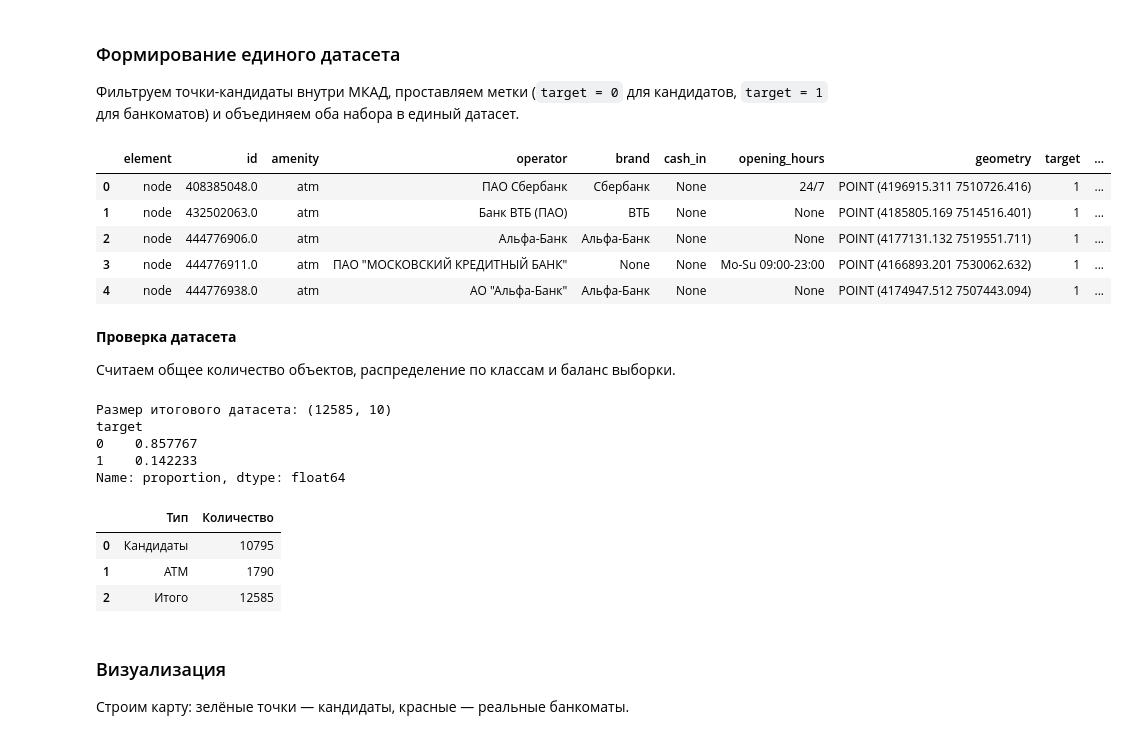
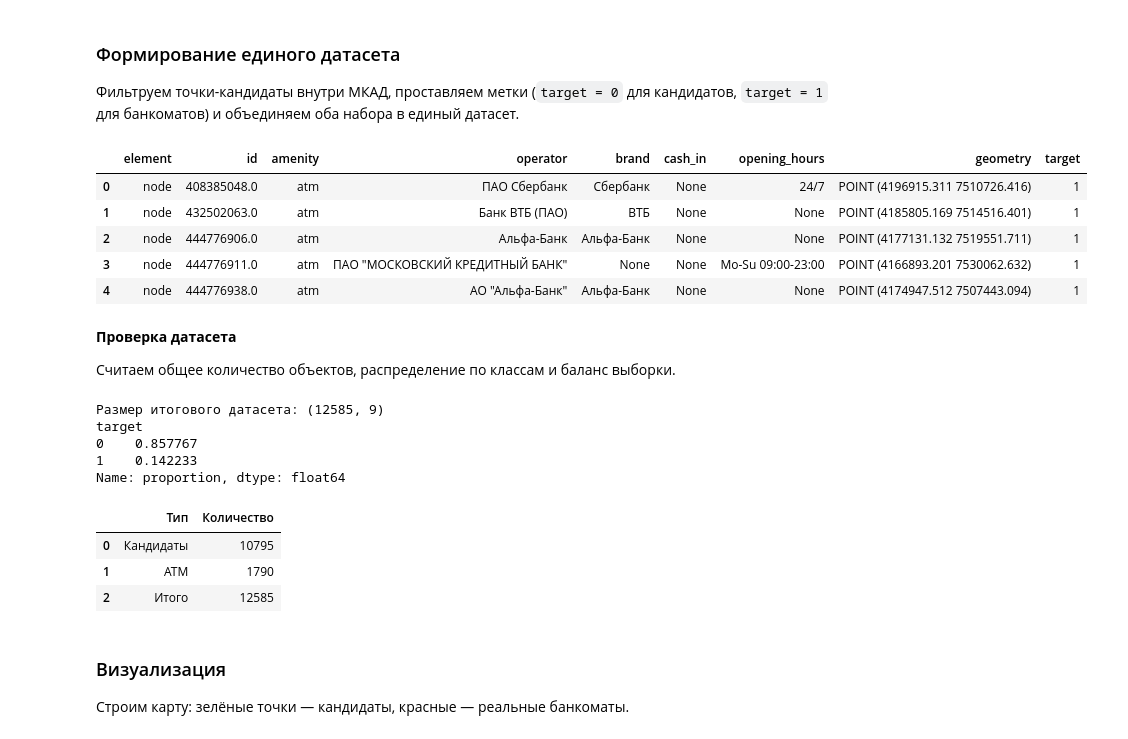
Before and after one commit to antgursky/final-project-atm-analysis, a Jupyter notebook: notebooks/01_data_collection.ipynb, the cells around one changed output. Saved outputs shown, nothing was run; the diff lists cells and outputs as text; code cells hidden in the pictures.

```diff
--- a/notebooks/01_data_collection.ipynb
+++ b/notebooks/01_data_collection.ipynb
@@ -819,22 +818,25 @@ See: https://matplotlib.org/stable/tutorials/intermediate/legend_guide.html#impl
 # %%
 # Фильтруем кандидатов внутри МКАД
 candidates = grid[grid.within(moscow_within_mkad.unary_union)].copy()
 candidates["target"] = 0
 
 # Метка для банкоматов
 atm_in_mkad = atm_in_mkad.copy()
 atm_in_mkad["target"] = 1
 
-# Объединяем
+# Объединяем в единый датасет
 all_points = pd.concat([atm_in_mkad, candidates], ignore_index=True)
+
+# Удаляем метки расположения банкоматов внутри МКАД
+all_points.drop(columns=['poi_within_500m'], errors='ignore', inplace=True)
 all_points.head()
 # %% [output]
-|  | element | id | amenity | operator | brand | cash_in | opening_hours | geometry | target | ... |
-| 0 | node | 408385048.0 | atm | ПАО Сбербанк | Сбербанк | None | 24/7 | POINT (4196915.311 7510726.416) | 1 | ... |
-| 1 | node | 432502063.0 | atm | Банк ВТБ (ПАО) | ВТБ | None | None | POINT (4185805.169 7514516.401) | 1 | ... |
-| 2 | node | 444776906.0 | atm | Альфа-Банк | Альфа-Банк | None | None | POINT (4177131.132 7519551.711) | 1 | ... |
-| 3 | node | 444776911.0 | atm | ПАО "МОСКОВСКИЙ КРЕДИТНЫЙ БАНК" | None | None | Mo-Su 09:00-23:00 | POINT (4166893.201 7530062.632) | 1 | ... |
-| 4 | node | 444776938.0 | atm | АО "Альфа-Банк" | Альфа-Банк | None | None | POINT (4174947.512 7507443.094) | 1 | ... |
+|  | element | id | amenity | operator | brand | cash_in | opening_hours | geometry | target |
+| 0 | node | 408385048.0 | atm | ПАО Сбербанк | Сбербанк | None | 24/7 | POINT (4196915.311 7510726.416) | 1 |
+| 1 | node | 432502063.0 | atm | Банк ВТБ (ПАО) | ВТБ | None | None | POINT (4185805.169 7514516.401) | 1 |
+| 2 | node | 444776906.0 | atm | Альфа-Банк | Альфа-Банк | None | None | POINT (4177131.132 7519551.711) | 1 |
+| 3 | node | 444776911.0 | atm | ПАО "МОСКОВСКИЙ КРЕДИТНЫЙ БАНК" | None | None | Mo-Su 09:00-23:00 | POINT (4166893.201 7530062.632) | 1 |
+| 4 | node | 444776938.0 | atm | АО "Альфа-Банк" | Альфа-Банк | None | None | POINT (4174947.512 7507443.094) | 1 |
 # %% [markdown]
 **Проверка датасета**
 
@@ -855,7 +857,7 @@ print(all_points["target"].value_counts(normalize=True))
 
 display(summary)
 # %% [output]
-Размер итогового датасета: (12585, 10)
+Размер итогового датасета: (12585, 9)
 target
 0    0.857767
 1    0.142233
```
Also changed, not shown: parts of 70 cells of this notebook, 6 other files.
